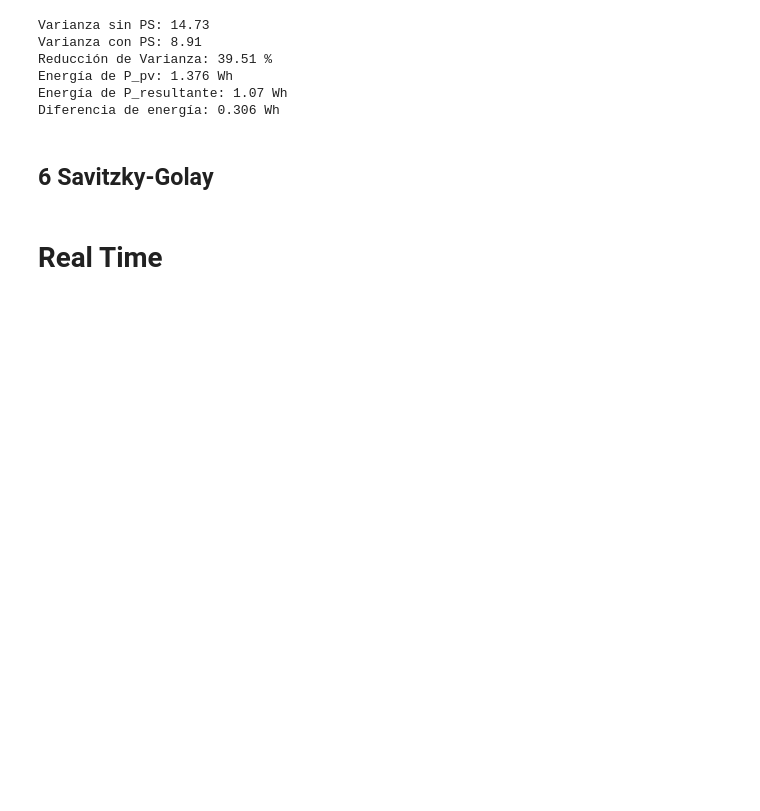
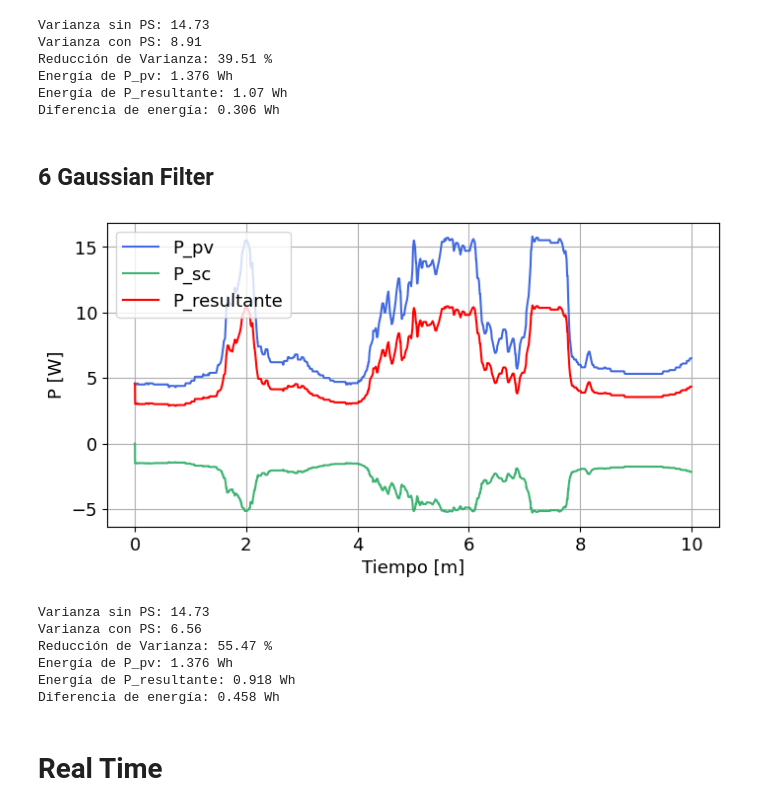
Before and after one commit to jorgecard/Telecontrol_r, a Jupyter notebook: PowerSmoothing/measurements.ipynb, the cells around one changed output. Drawn from its saved outputs; the diff is of its cells as text; code cells hidden in the pictures; blank space fills up the shorter version.

```diff
--- a/PowerSmoothing/measurements.ipynb
+++ b/PowerSmoothing/measurements.ipynb
@@ -149,8 +149,8 @@ def control(selected_control):
     elif selected_control == 'Wiener Filter':
         P_sc, P_pvc = control_Wiener(data_array, P_pvc, SOC)
         P_res = P_sc + P_pv
-    elif selected_control == 'Savitzky-Golay':
-        P_sc, P_pvc = control_SavitzkyGolay(data_array, P_pvc, SOC, polynomial_order)
+    elif selected_control == 'Gaussian Filter':
+        P_sc, P_pvc = control_Gaussian(data_array, P_pvc, SOC)
         P_res = P_sc + P_pv
     else:
         print("Seleccion no válida")
@@ -320,27 +320,34 @@ Energía de P_pv: 1.376 Wh
 Energía de P_resultante: 1.07 Wh
 Diferencia de energía: 0.306 Wh
 # %% [markdown]
-## 6 Savitzky-Golay
+## 6 Gaussian Filter
 # %%
-# selected_control = 'Savitzky-Golay'
+selected_control = 'Gaussian Filter'
 
-# polynomial_order = 2
-# data_array = []  # Inicializar el array para almacenar P_pv
+data_array = []  # Inicializar el array para almacenar P_pv
 
-# P_res_array = []
-# P_sc_array = []
-# P_pv_array = []
+P_res_array = []
+P_sc_array = []
+P_pv_array = []
 
-# for P_pv in df_data_2['P_pv']:
+for P_pv in df_data_2['P_pv']:
 
-#     data_array.append(P_pv)  # Agregar el valor a data_array
-#     if len(data_array) > window_c1:  # Mantener el array con longitud igual a window_c1
-#         data_array.pop(0)
-#     control(selected_control = selected_control)
+    data_array.append(P_pv)  # Agregar el valor a data_array
+    if len(data_array) > window_c1:  # Mantener el array con longitud igual a window_c1
+        data_array.pop(0)
+    control(selected_control = selected_control)
 
-# df = create_df(P_res_array, P_sc_array, P_pv_array)
-# graph_min(df, 'simulated_1.' + selected_control)
-# analysis(df)
+df = create_df(P_res_array, P_sc_array, P_pv_array)
+graph_min(df, 'simulated_6.' + selected_control)
+analysis(df)
+# %% [output]
+[figure, added]
+Varianza sin PS: 14.73
+Varianza con PS: 6.56
+Reducción de Varianza: 55.47 %
+Energía de P_pv: 1.376 Wh
+Energía de P_resultante: 0.918 Wh
+Diferencia de energía: 0.458 Wh
 # %% [markdown]
 # Real Time
 # %%
```
Also changed, not shown: parts of 9 cells of this notebook, 21 other files.
